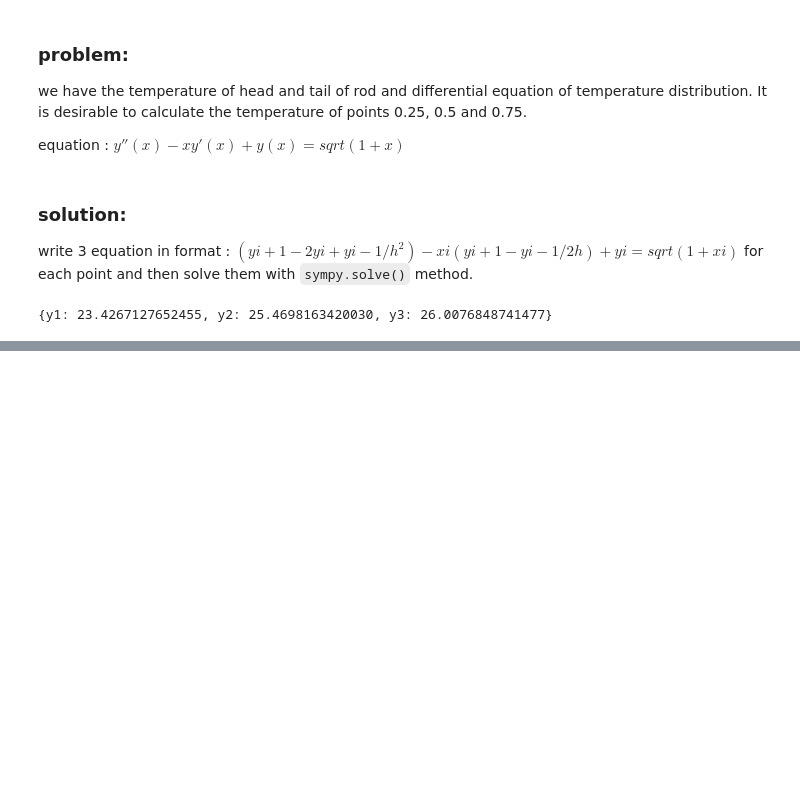
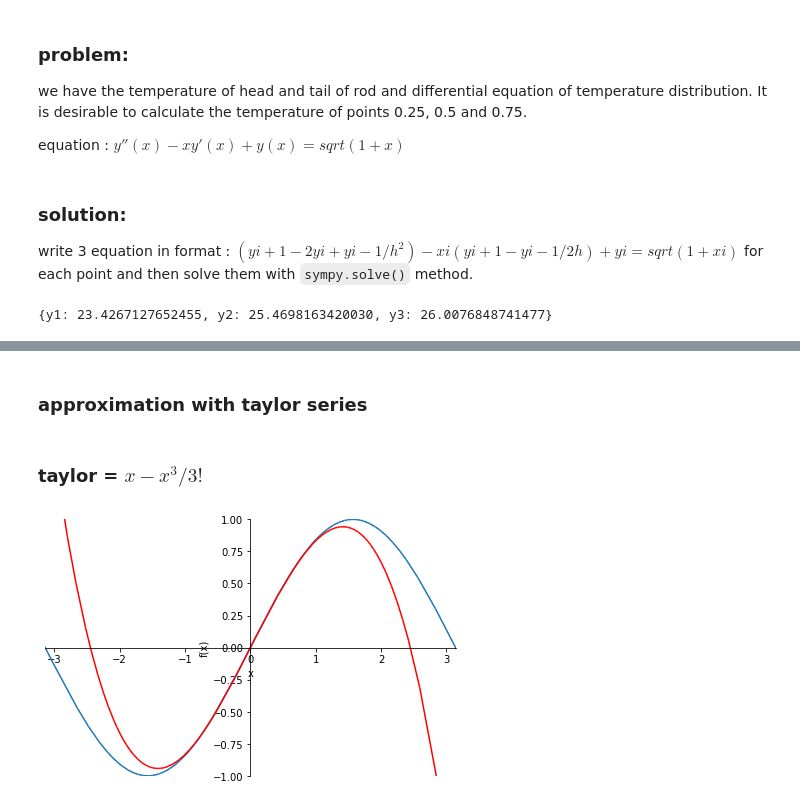
Before and after one commit to sinaapolo969/numericalAnalysis, a Jupyter notebook: numericalAnalysis.ipynb, the cells around one changed output, grey strips where cells are left out. Drawn from its saved outputs; the diff is of its cells as text; code cells hidden in the pictures; blank space fills up the shorter version.

```diff
--- a/numericalAnalysis.ipynb
+++ b/numericalAnalysis.ipynb
@@ -292,0 +309,11 @@ sol
+# %% [markdown]
+### approximation with taylor series
+# %% [markdown]
+### taylor = $x - x^{3} / 3!$
+# %%
+p2 = sp.plot(x - (x**3)/(math.factorial(3)),
+             xlim = (-sp.pi, sp.pi), ylim = (-1, 1), show = False, line_color = 'r')
+p1.append(p2[0])
+p1.show()
+# %% [output]
+[figure, added]
```
Also changed, not shown: parts of 10 cells of this notebook.
